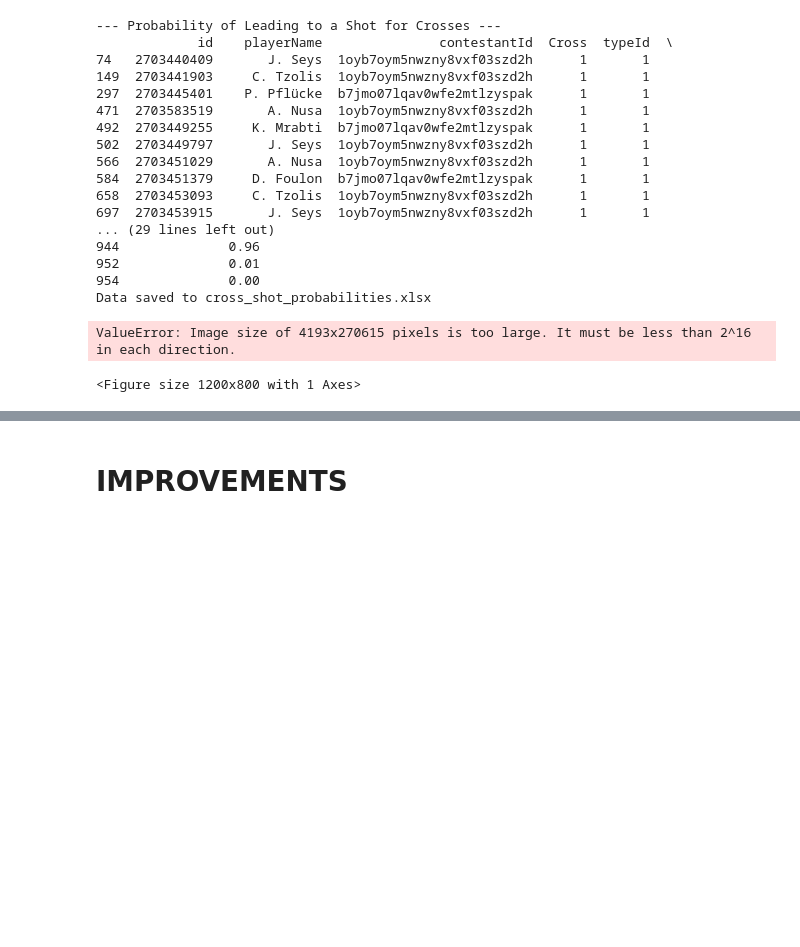
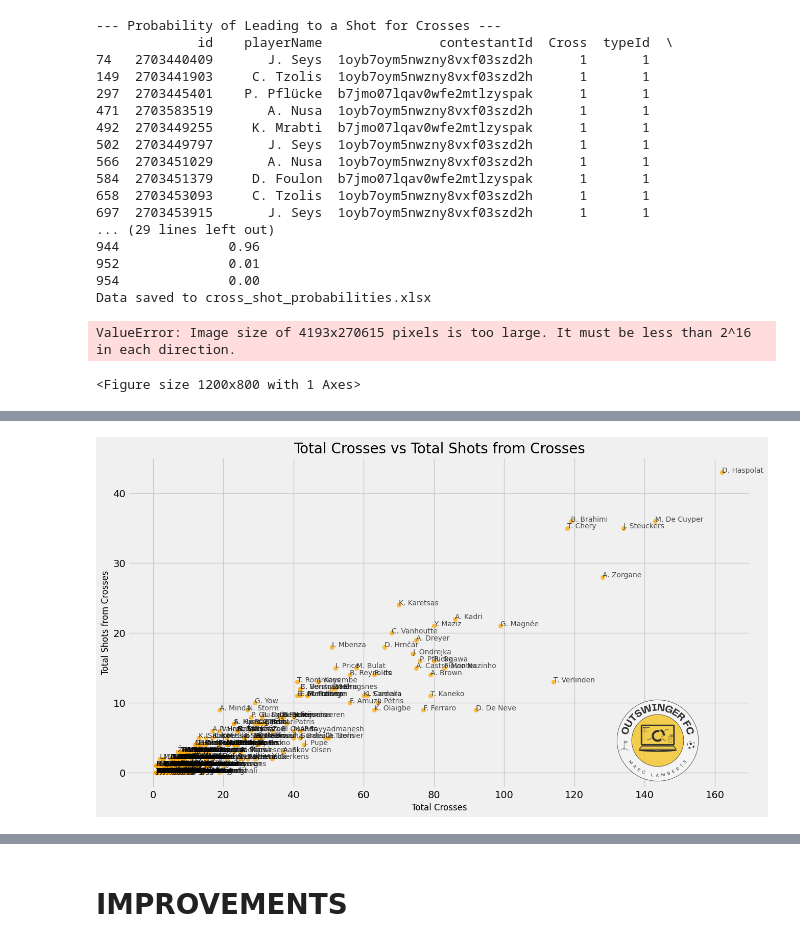
Before and after one commit to marclamberts/football-analysis, a Jupyter notebook: Python/xCross.ipynb, the cells around one changed output, grey strips where cells are left out. Drawn from its saved outputs; the diff is of its cells as text; code cells hidden in the pictures; blank space fills up the shorter version.

```diff
--- a/Python/xCross.ipynb
+++ b/Python/xCross.ipynb
@@ -288,0 +345,52 @@ ValueError: Image size of 4193x270615 pixels is too large. It must be less than
+# %%
+import pandas as pd
+import matplotlib.pyplot as plt
+import matplotlib.image as mpimg
+from PIL import Image
+
+# Load the uploaded Excel file
+file_path = "cross_shot_probabilities.xlsx"
+df = pd.read_excel(file_path)
+
+# Count the total number of crosses per player (where Cross == 1) and compute xCross per cross
+cross_totals = df[df['Cross'] == 1].groupby('playerName').size().reset_index(name='Total_Crosses')
+shot_prob_totals = df[df['Cross'] == 1].groupby('playerName')['leads_to_shot'].sum().reset_index(name='Total_Shots')
+
+# Merge the data to calculate xCross per cross
+cross_totals = pd.merge(cross_totals, shot_prob_totals, on='playerName')
+cross_totals['Shot_Percentage'] = cross_totals['Total_Shots'] / cross_totals['Total_Crosses']
+
+# Set style to fivethirtyeight
+plt.style.use('fivethirtyeight')
+
+# Create scatter plot
+fig, ax = plt.subplots(figsize=(14, 8))
+ax.scatter(cross_totals['Total_Crosses'], cross_totals['Total_Shots'], color='#ffa600', alpha=0.7)
+
+# Annotate player names
+for i, row in cross_totals.iterrows():
+    ax.text(row['Total_Crosses'], row['Total_Shots'], row['playerName'], fontsize=10, alpha=0.7)
+
+# Customize the chart
+ax.set_xlabel('Total Crosses', fontsize=12)
+ax.set_ylabel('Total Shots from Crosses', fontsize=12)
+ax.set_title('Total Crosses vs Total Shots from Crosses', fontsize=20)
+ax.grid(True)
+
+# Load and add logo (adjust the path accordingly)
+logo_path = "Outswinger FC (3).png"  # Update this with your logo file path
+try:
+    img = Image.open(logo_path)
+    img = img.resize((100, 100))  # Resize logo to fit plot
+    img = mpimg.imread(logo_path)
+    ax.figure.figimage(img, xo=1000, yo=50, alpha=0.8)  # Adjust position of logo
+except FileNotFoundError:
+    print("Logo file not found. Skipping logo placement.")
+
+# Save the plot as a PNG file
+plt.savefig("scatterplot_crosses_vs_shots.png", dpi=300, bbox_inches='tight')
+
+# Show the plot
+plt.show()
+# %% [output]
+[figure, added]
```
Also changed, not shown: parts of 2 cells of this notebook, 1 other file.
